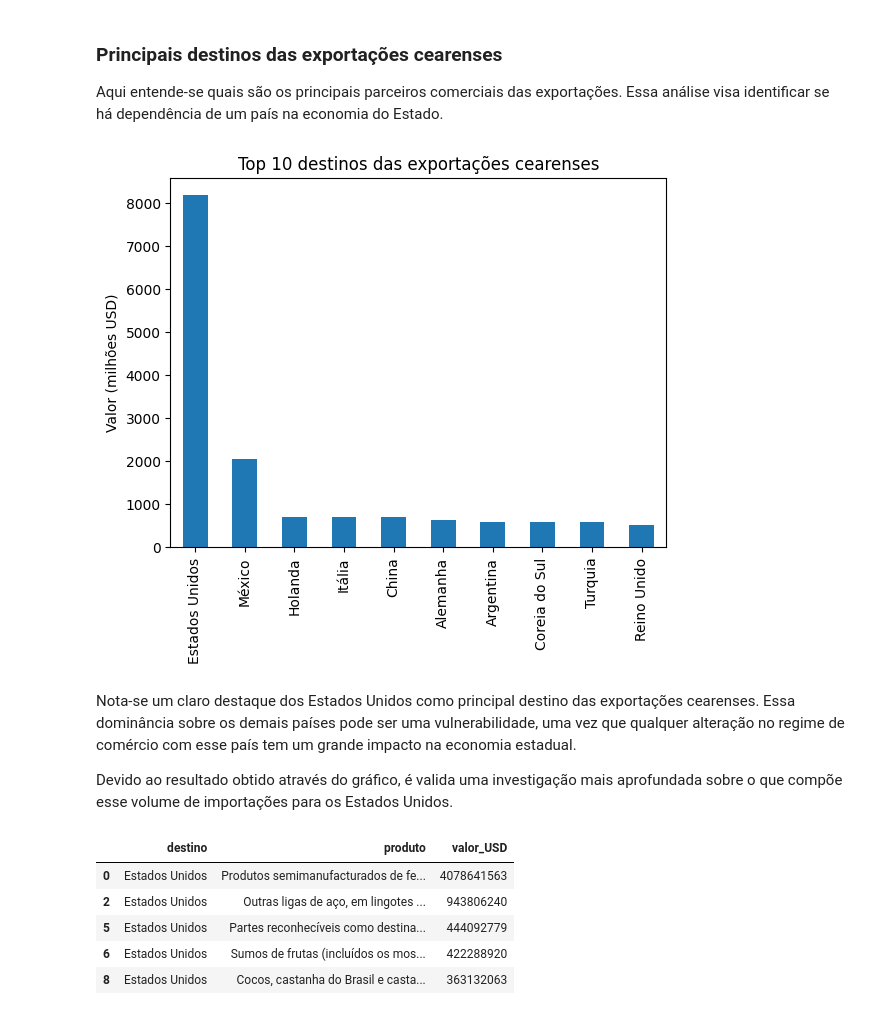
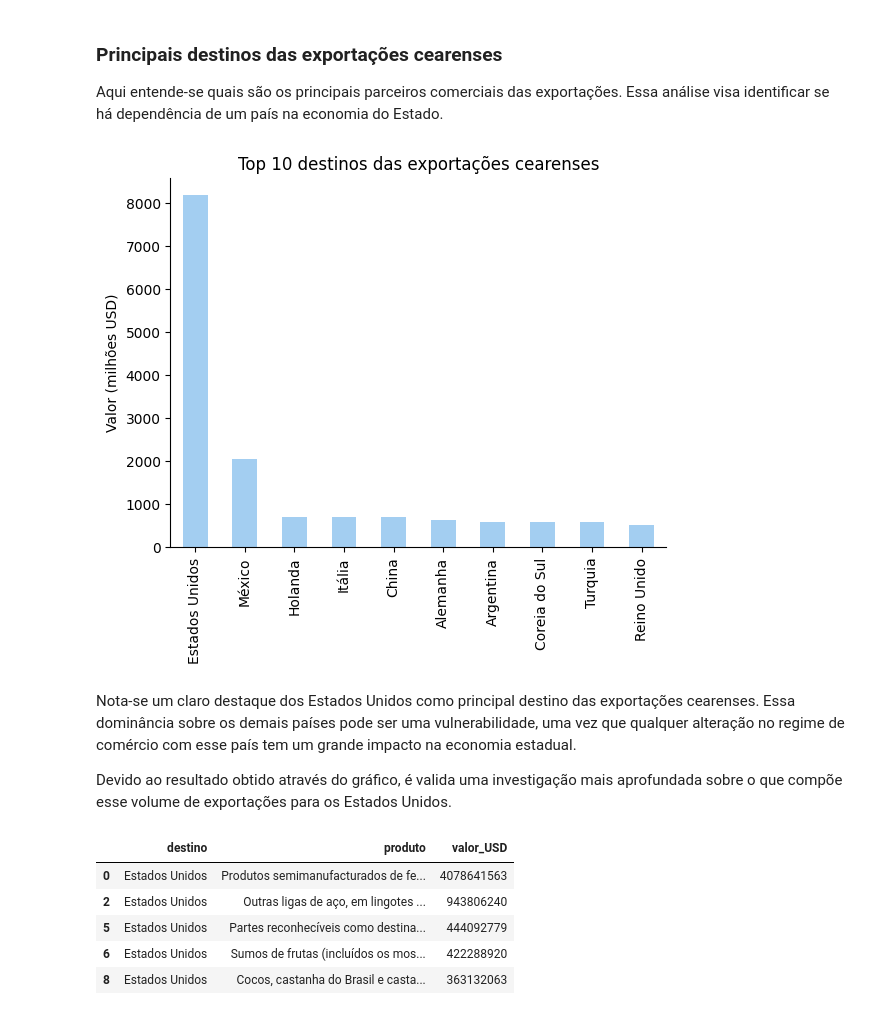
Before and after one commit to mviniciusc/importacoes-exportacoes-ceara, a Jupyter notebook: analise-comex-ceara.ipynb, the cells around one changed output. Saved outputs shown, nothing was run; the diff lists cells and outputs as text; code cells hidden in the pictures.

```diff
--- a/analise-comex-ceara.ipynb
+++ b/analise-comex-ceara.ipynb
@@ -86,23 +86,27 @@ df_paises["valor_USD"] = df_paises["valor_USD"] / 1_000_000
 # %%
 # plotar resultado em gráfico
 ax = df_paises.head(10).plot(
     kind="bar",
     x="destino",
     y="valor_USD",
-    legend=False
+    legend=False,
+    color='#A3CEF1'
 )
+# remover as linhas de cima e da direita da "caixa" em que o gráfico é criado
+plt.gca().spines['top'].set_visible(False)
+plt.gca().spines['right'].set_visible(False)
 
 plt.title("Top 10 destinos das exportações cearenses")
 plt.xlabel("")
 plt.ylabel("Valor (milhões USD)")
 
 plt.show()
 # %% [output]
-[figure, old version]
+[figure, new version]
 # %% [markdown]
 Nota-se um claro destaque dos Estados Unidos como principal destino das exportações cearenses. Essa dominância sobre os demais países pode ser uma vulnerabilidade, uma vez que qualquer alteração no regime de comércio com esse país tem um grande impacto na economia estadual.
 
-Devido ao resultado obtido através do gráfico, é valida uma investigação mais aprofundada sobre o que compõe esse volume de importações para os Estados Unidos.
+Devido ao resultado obtido através do gráfico, é valida uma investigação mais aprofundada sobre o que compõe esse volume de exportações para os Estados Unidos.
 # %%
 df_us = df[df["destino"]=="Estados Unidos"].copy() # novo df para selecionar apenas as exportações para EUA
 
```
Also changed, not shown: parts of 22 cells of this notebook, 1 other file.
